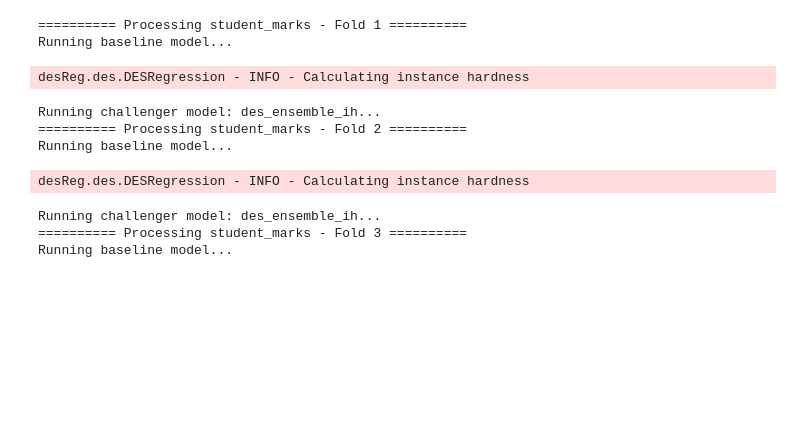
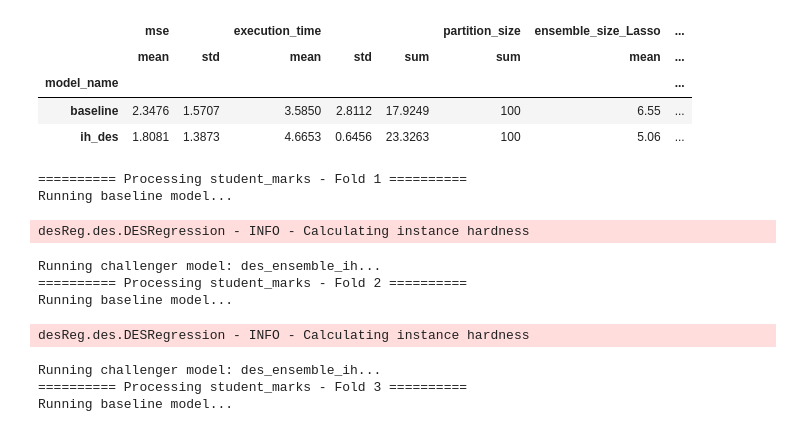
Before and after one commit to victorsanunes/DESReg, a Jupyter notebook: Examples/test-desreg.ipynb, the cells around one changed output. Cells and saved outputs as stored; diff of their text form; code cells hidden in the pictures; blank space fills up the shorter version.

```diff
--- a/Examples/test-desreg.ipynb
+++ b/Examples/test-desreg.ipynb
@@ -92,3 +164,16 @@ challenger_experiments = {
+# %%
+from run_experiments_refactored import get_df_results, get_agg_results
+
+des_student_marks_results_df = get_df_results(results_refactored)
+# %%
+des_student_marks_agg_results = get_agg_results(des_student_marks_results_df)
+des_student_marks_agg_results
+# %% [output]
+|  | mse |  | execution_time |  |  | partition_size | ensemble_size_Lasso | ... |
+|  | mean | std | mean | std | sum | sum | mean | ... |
+| model_name |  |  |  |  |  |  |  | ... |
+| baseline | 2.3476 | 1.5707 | 3.5850 | 2.8112 | 17.9249 | 100 | 6.55 | ... |
+| ih_des | 1.8081 | 1.3873 | 4.6653 | 0.6456 | 23.3263 | 100 | 5.06 | ... |
 # %%
 
 des_student_marks_results = run_experiment_with_timeout(
```
Also changed, not shown: parts of 1 cell of this notebook, 22 other files.
